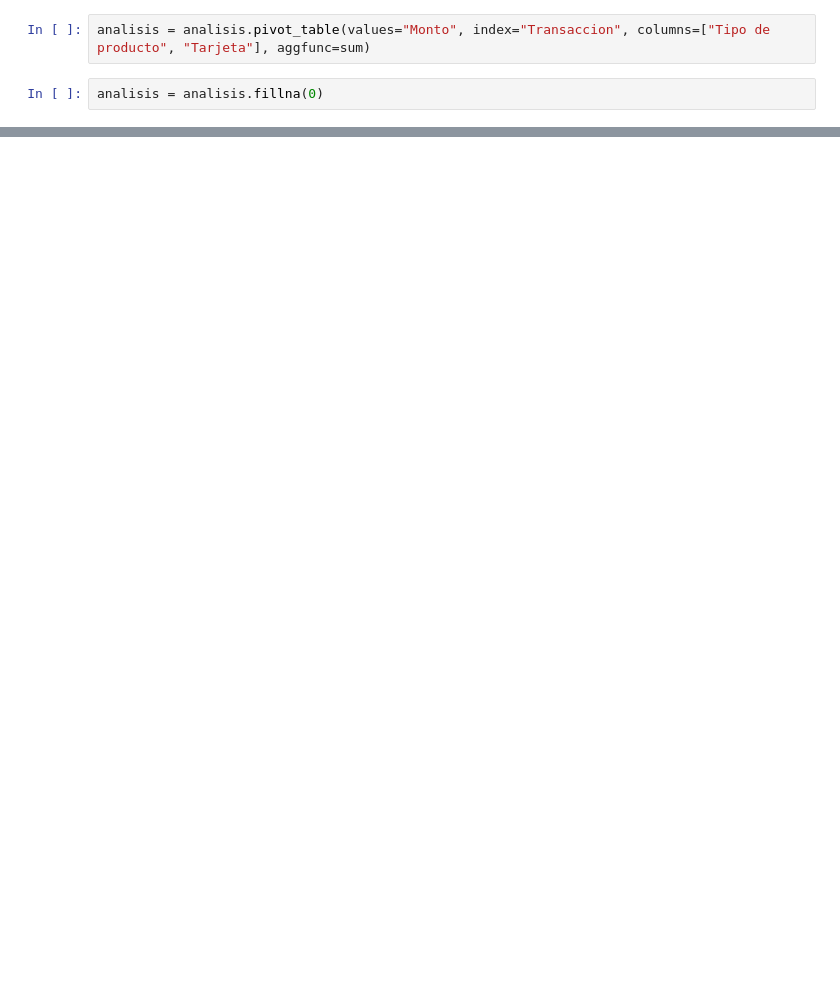
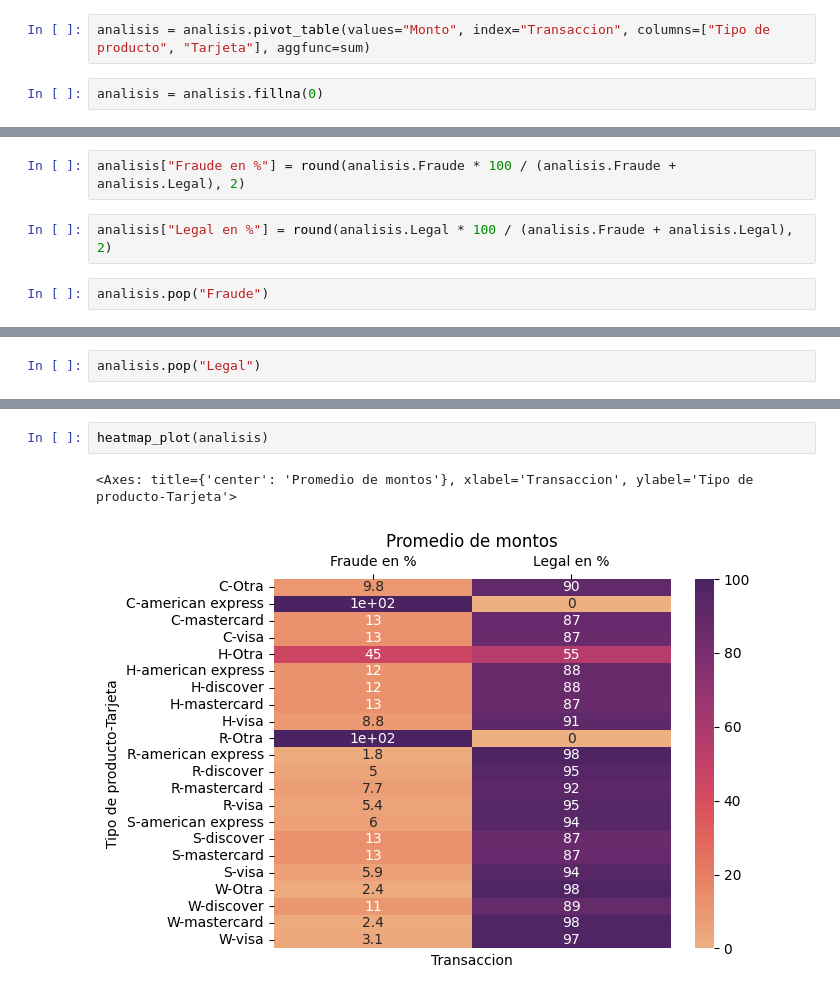
Before and after one commit to Brucejr09/Org-de-Datos-106828, a Jupyter notebook: visualizaciones/visualizacion_a_eleccion.ipynb, the cells around one changed output, grey strips where cells are left out. Saved outputs shown, nothing was run; the diff lists cells and outputs as text; blank space fills up the shorter version.

Commit message:
Visualizacion a eleccion cambio a heatmap plot

```diff
--- a/visualizaciones/visualizacion_a_eleccion.ipynb
+++ b/visualizaciones/visualizacion_a_eleccion.ipynb
@@ -65,0 +21,6 @@ barplot(analisis, "Monto en $")
+# %%
+analisis["Fraude en %"] = round(analisis.Fraude * 100 / (analisis.Fraude + analisis.Legal), 2)
+# %%
+analisis["Legal en %"] = round(analisis.Legal * 100 / (analisis.Fraude + analisis.Legal), 2)
+# %%
+analisis.pop("Fraude")
@@ -65,0 +45,2 @@ barplot(analisis, "Monto en $")
+# %%
+analisis.pop("Legal")
@@ -65,0 +86,5 @@ barplot(analisis, "Monto en $")
+# %%
+heatmap_plot(analisis)
+# %% [output]
+<Axes: title={'center': 'Promedio de montos'}, xlabel='Transaccion', ylabel='Tipo de producto-Tarjeta'>
+[figure, added]
```
Also changed, not shown: parts of 18 cells of this notebook, 1 other file.
